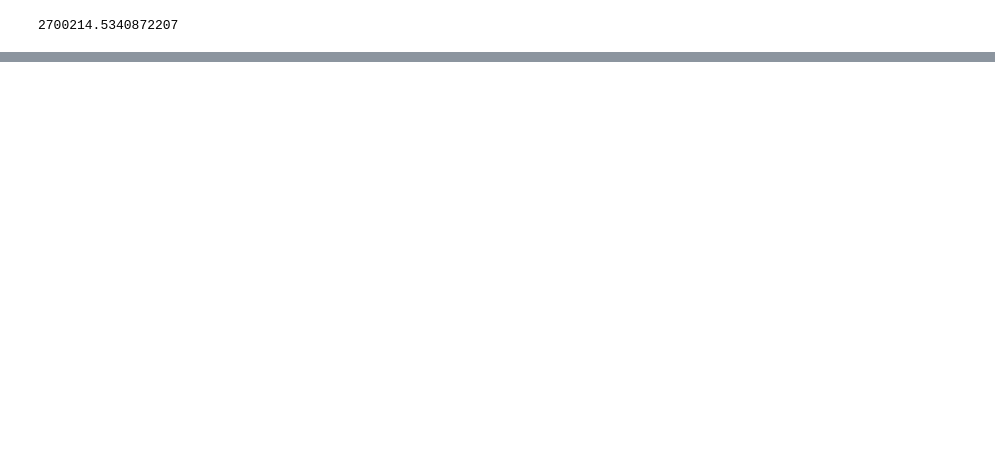
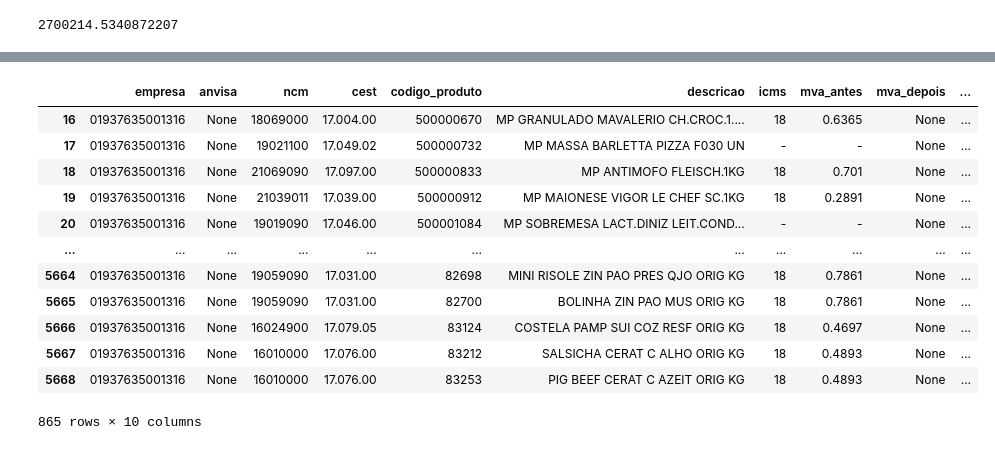
Before and after one commit to viniciuscatelani/Ressarcimento-CAT, a Jupyter notebook: src/etapas/testes_nb.ipynb, the cells around one changed output, grey strips where cells are left out. Cells and saved outputs as stored; diff of their text form; code cells hidden in the pictures; blank space fills up the shorter version.

```diff
--- a/src/etapas/testes_nb.ipynb
+++ b/src/etapas/testes_nb.ipynb
@@ -1294,0 +305,5 @@ data[data['CFOP'].isin([1403, 1411, 2411])]
+# %%
+tabela_1 = ler_arquivo_para_dataframe(bucket_name, f'Cat42/{nome_empresa.title()}/Tabela 1/tabela_1_{nome_empresa}.csv', file_type='csv', sep=';')
+# tabela_1 = tabela_1.dropna(subset='Número Item')
+# tabela_1[tabela_1['Chave Acesso NFe'] == '35200748155592000147550010000054811002630880']
+tabela_1
@@ -1294,0 +896,16 @@ data[data['CFOP'].isin([1403, 1411, 2411])]
+# %%
+produtos[produtos['codigo_produto'].isin(tabela_2[tabela_2['IND_OPER'] == 0]['COD_ITEM'].unique())]
+# %% [output]
+|  | empresa | anvisa | ncm | cest | codigo_produto | descricao | icms | mva_antes | mva_depois | ... |
+| 16 | 01937635001316 | None | 18069000 | 17.004.00 | 500000670 | MP GRANULADO MAVALERIO CH.CROC.1.... | 18 | 0.6365 | None | ... |
+| 17 | 01937635001316 | None | 19021100 | 17.049.02 | 500000732 | MP MASSA BARLETTA PIZZA F030 UN | - | - | None | ... |
+| 18 | 01937635001316 | None | 21069090 | 17.097.00 | 500000833 | MP ANTIMOFO FLEISCH.1KG | 18 | 0.701 | None | ... |
+| 19 | 01937635001316 | None | 21039011 | 17.039.00 | 500000912 | MP MAIONESE VIGOR LE CHEF SC.1KG | 18 | 0.2891 | None | ... |
+| 20 | 01937635001316 | None | 19019090 | 17.046.00 | 500001084 | MP SOBREMESA LACT.DINIZ LEIT.COND... | - | - | None | ... |
+| ... | ... | ... | ... | ... | ... | ... | ... | ... | ... | ... |
+| 5664 | 01937635001316 | None | 19059090 | 17.031.00 | 82698 | MINI RISOLE ZIN PAO PRES QJO ORIG KG | 18 | 0.7861 | None | ... |
+| 5665 | 01937635001316 | None | 19059090 | 17.031.00 | 82700 | BOLINHA ZIN PAO MUS ORIG KG | 18 | 0.7861 | None | ... |
+| 5666 | 01937635001316 | None | 16024900 | 17.079.05 | 83124 | COSTELA PAMP SUI COZ RESF ORIG KG | 18 | 0.4697 | None | ... |
+| 5667 | 01937635001316 | None | 16010000 | 17.076.00 | 83212 | SALSICHA CERAT C ALHO ORIG KG | 18 | 0.4893 | None | ... |
+| 5668 | 01937635001316 | None | 16010000 | 17.076.00 | 83253 | PIG BEEF CERAT C AZEIT ORIG KG | 18 | 0.4893 | None | ... |
+865 rows × 10 columns
```
Also changed, not shown: parts of 48 cells of this notebook, 4 other files.
